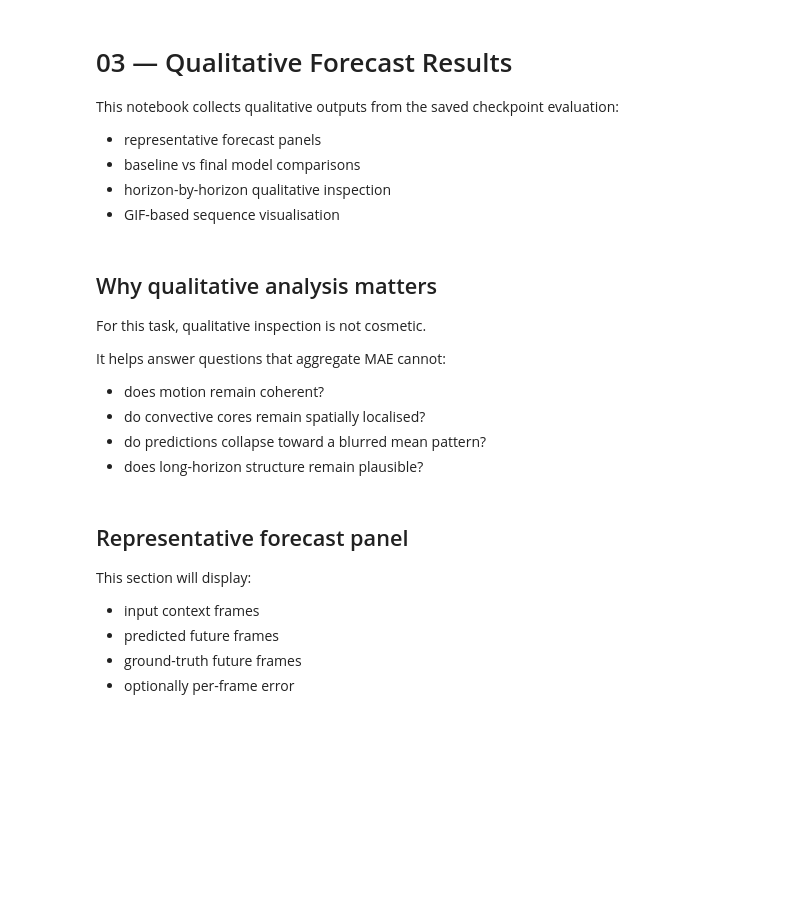
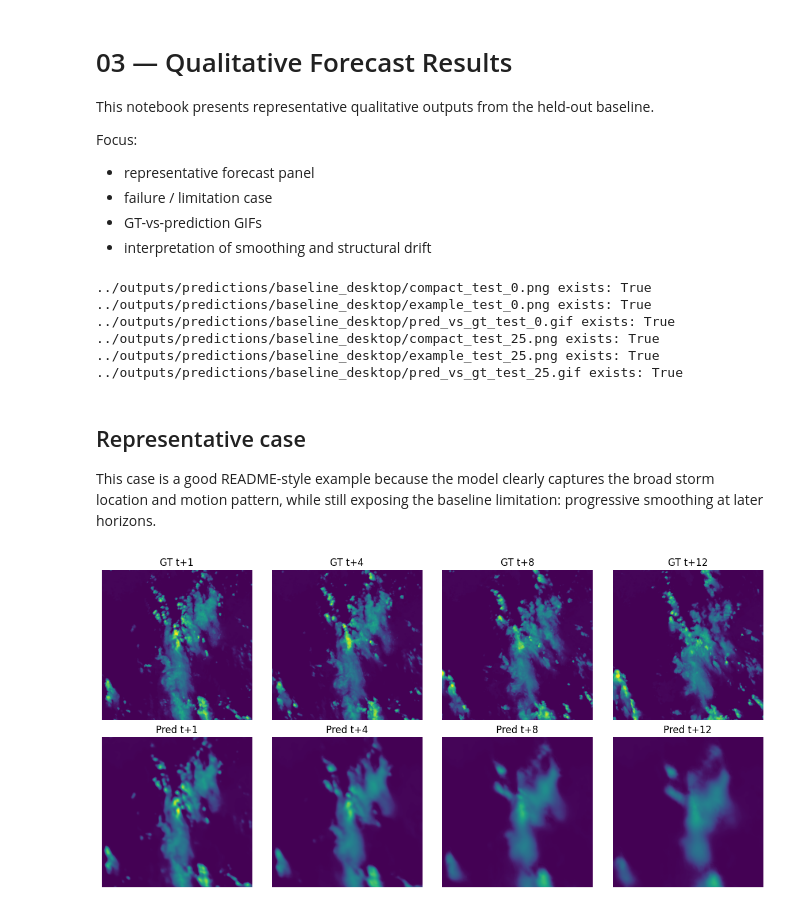
Before and after one commit to tilcarruthers/storm-forecasting-convlstm, a Jupyter notebook: notebooks/03_qualitative_results.ipynb, the cells around one changed output. Drawn from its saved outputs; the diff is of its cells as text; code cells hidden in the pictures; blank space fills up the shorter version.

```diff
--- a/notebooks/03_qualitative_results.ipynb
+++ b/notebooks/03_qualitative_results.ipynb
@@ -1,37 +1,49 @@
 # %% [markdown]
 # 03 — Qualitative Forecast Results
 
-This notebook collects qualitative outputs from the saved checkpoint evaluation:
-- representative forecast panels
-- baseline vs final model comparisons
-- horizon-by-horizon qualitative inspection
-- GIF-based sequence visualisation
+This notebook presents representative qualitative outputs from the held-out baseline.
+
+Focus:
+- representative forecast panel
+- failure / limitation case
+- GT-vs-prediction GIFs
+- interpretation of smoothing and structural drift
 # %%
 from pathlib import Path
+from IPython.display import Image, display
 
-FIGURES_DIR = Path("../outputs/figures")
+PRED_DIR = Path("../outputs/predictions/baseline_desktop")
 REPORT_FIGURES_DIR = Path("../reports/figures")
 
-print("Outputs figures:", FIGURES_DIR.exists())
-print("Report figures:", REPORT_FIGURES_DIR.exists())
+representative_compact = PRED_DIR / "compact_test_0.png"
+representative_example = PRED_DIR / "example_test_0.png"
+representative_gif = PRED_DIR / "pred_vs_gt_test_0.gif"
+
+failure_compact = PRED_DIR / "compact_test_25.png"
+failure_example = PRED_DIR / "example_test_25.png"
+failure_gif = PRED_DIR / "pred_vs_gt_test_25.gif"
+
+for p in [
+    representative_compact,
+    representative_example,
+    representative_gif,
+    failure_compact,
+    failure_example,
+    failure_gif,
+]:
+    print(p, "exists:", p.exists())
+# %% [output]
+../outputs/predictions/baseline_desktop/compact_test_0.png exists: True
+../outputs/predictions/baseline_desktop/example_test_0.png exists: True
+../outputs/predictions/baseline_desktop/pred_vs_gt_test_0.gif exists: True
+../outputs/predictions/baseline_desktop/compact_test_25.png exists: True
+../outputs/predictions/baseline_desktop/example_test_25.png exists: True
+../outputs/predictions/baseline_desktop/pred_vs_gt_test_25.gif exists: True
 # %% [markdown]
-## Why qualitative analysis matters
+## Representative case
 
-For this task, qualitative inspection is not cosmetic.
-
-It helps answer questions that aggregate MAE cannot:
-- does motion remain coherent?
-- do convective cores remain spatially localised?
-- do predictions collapse toward a blurred mean pattern?
-- does long-horizon structure remain plausible?
+This case is a good README-style example because the model clearly captures the broad storm location and motion pattern, while still exposing the baseline limitation: progressive smoothing at later horizons.
-# %% [markdown]
-## Representative forecast panel
-
-This section will display:
-- input context frames
-- predicted future frames
-- ground-truth future frames
-- optionally per-frame error
 # %%
-# Later:
-# display(Image(filename=FIGURES_DIR / "baseline_qualitative_panel.png"))
+display(Image(filename=str(representative_compact)))
+# %% [output]
+[figure, added]
```
Also changed, not shown: parts of 7 cells of this notebook, 4 other files.
